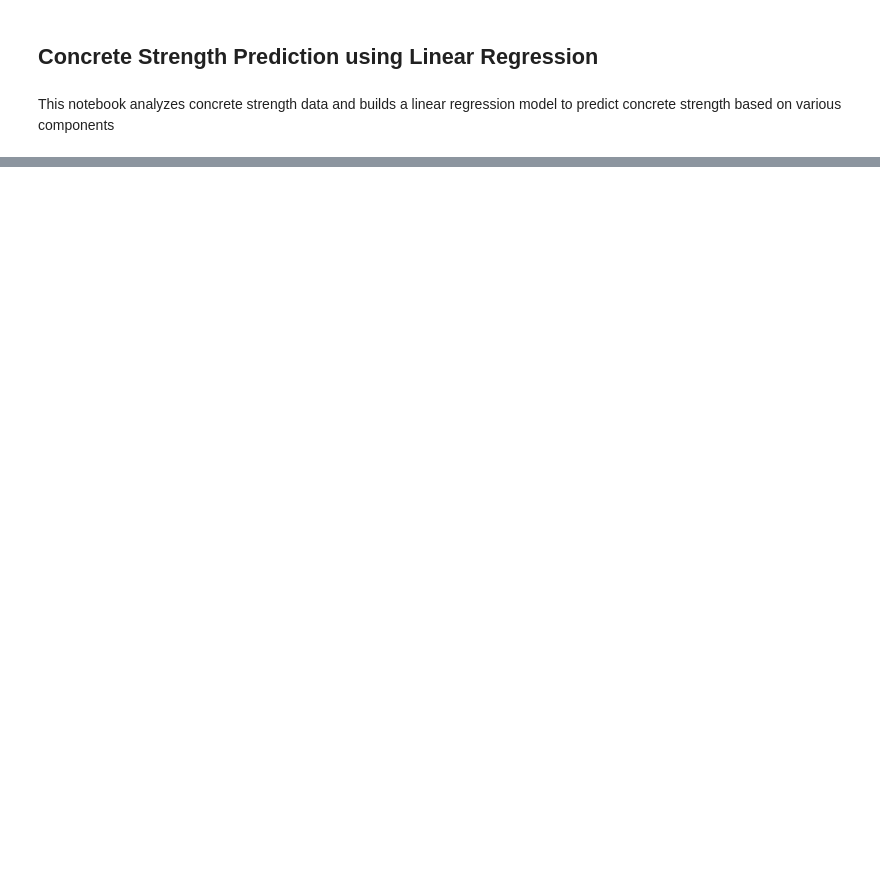
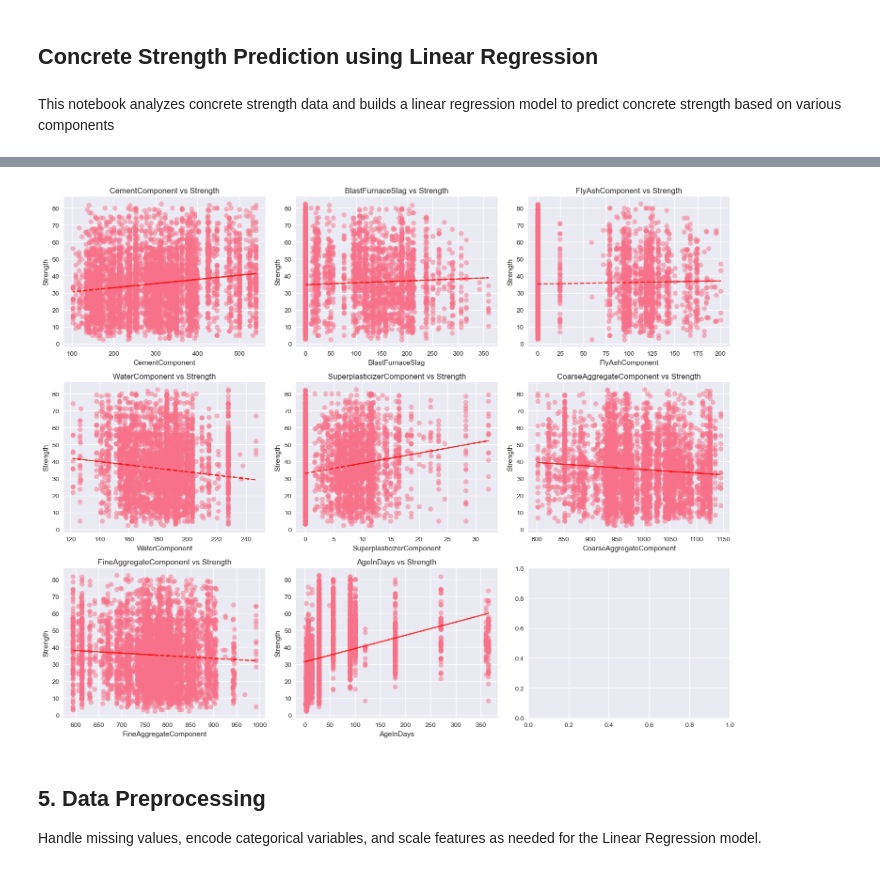
Before and after one commit to AaryanGotad/ml-practice, a Jupyter notebook: MLPlayground/concrete_strength_aaryan.ipynb, the cells around one changed output, grey strips where cells are left out. Drawn from its saved outputs; the diff is of its cells as text; code cells hidden in the pictures; blank space fills up the shorter version.

```diff
--- a/MLPlayground/concrete_strength_aaryan.ipynb
+++ b/MLPlayground/concrete_strength_aaryan.ipynb
@@ -28,0 +176,24 @@ Error:
+# %%
+# Scatter plots of features vs target
+fig, axes = plt.subplots(3, 3, figsize=(15, 12))
+axes = axes.ravel()
+
+for idx, col in enumerate(feature_cols):
+    axes[idx].scatter(train_df[col], train_df['Strength'], alpha=0.5)
+    axes[idx].set_xlabel(col)
+    axes[idx].set_ylabel('Strength')
+    axes[idx].set_title(f'{col} vs Strength')
+
+    # Add trend line
+    z = np.polyfit(train_df[col], train_df['Strength'], 1)
+    p = np.poly1d(z)
+    axes[idx].plot(train_df[col], p(train_df[col]), "r--", alpha=0.8)
+
+plt.tight_layout()
+plt.show()
+# %% [output]
+[figure, added]
+# %% [markdown]
+## 5. Data Preprocessing
+
+Handle missing values, encode categorical variables, and scale features as needed for the Linear Regression model.
```
Also changed, not shown: parts of 15 cells of this notebook.
